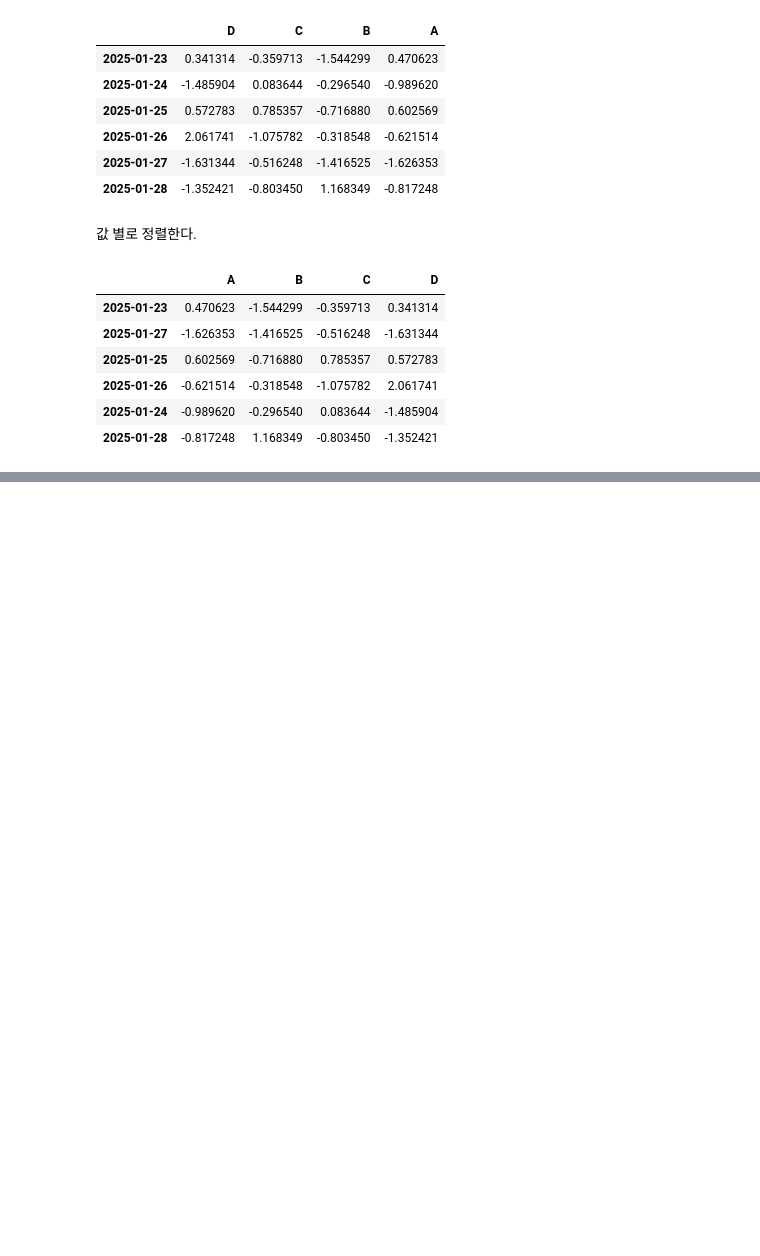
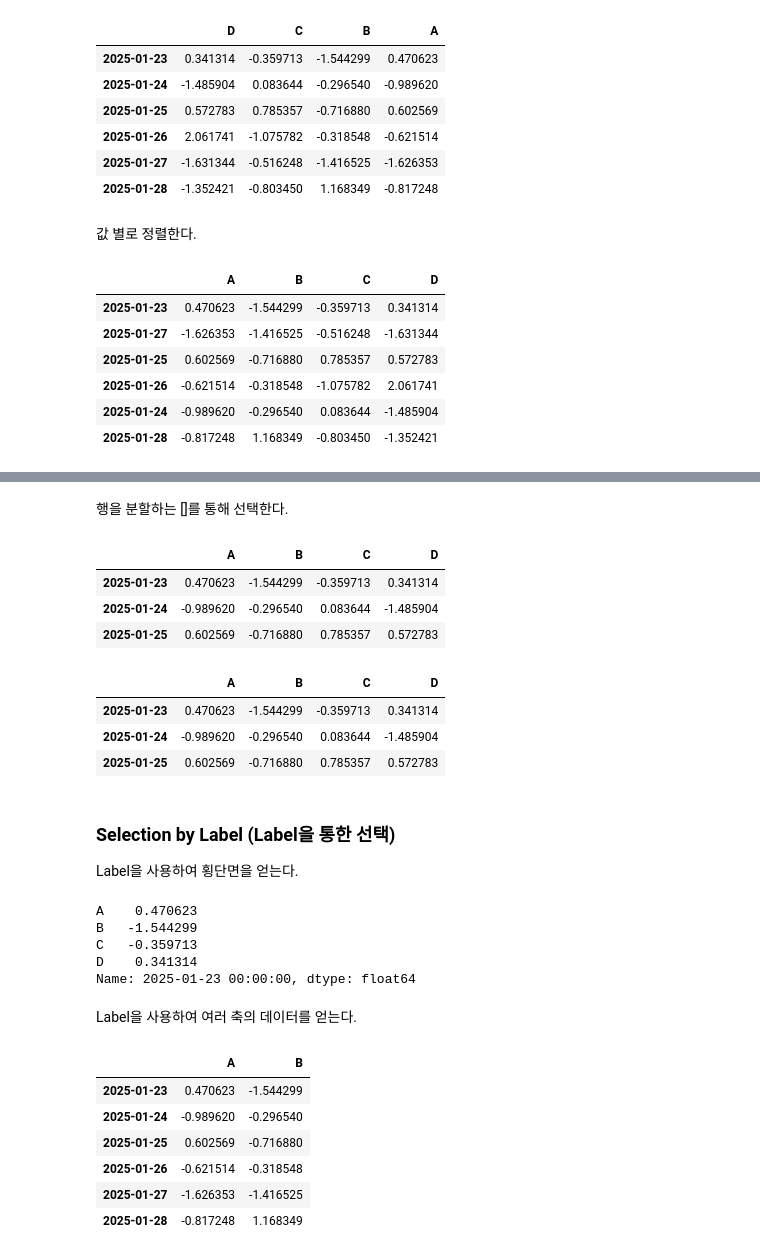
Before and after one commit to vhzkclq0705/jerreda, a Jupyter notebook: notebook/10minutes.ipynb, the cells around one changed output, grey strips where cells are left out. Drawn from its saved outputs; the diff is of its cells as text; code cells hidden in the pictures; blank space fills up the shorter version.

```diff
--- a/notebook/10minutes.ipynb
+++ b/notebook/10minutes.ipynb
@@ -208,0 +228,40 @@ df.sort_values(by='B')
+# %% [markdown]
+행을 분할하는 []를 통해 선택한다.
+# %%
+df[0:3]
+# %% [output]
+|  | A | B | C | D |
+| 2025-01-23 | 0.470623 | -1.544299 | -0.359713 | 0.341314 |
+| 2025-01-24 | -0.989620 | -0.296540 | 0.083644 | -1.485904 |
+| 2025-01-25 | 0.602569 | -0.716880 | 0.785357 | 0.572783 |
+# %%
+df['20250123':'20250125']
+# %% [output]
+|  | A | B | C | D |
+| 2025-01-23 | 0.470623 | -1.544299 | -0.359713 | 0.341314 |
+| 2025-01-24 | -0.989620 | -0.296540 | 0.083644 | -1.485904 |
+| 2025-01-25 | 0.602569 | -0.716880 | 0.785357 | 0.572783 |
+# %% [markdown]
+### Selection by Label (Label을 통한 선택)
+
+Label을 사용하여 횡단면을 얻는다.
+# %%
+df.loc[dates[0]]
+# %% [output]
+A    0.470623
+B   -1.544299
+C   -0.359713
+D    0.341314
+Name: 2025-01-23 00:00:00, dtype: float64
+# %% [markdown]
+Label을 사용하여 여러 축의 데이터를 얻는다.
+# %%
+df.loc[:, ['A', 'B']]
+# %% [output]
+|  | A | B |
+| 2025-01-23 | 0.470623 | -1.544299 |
+| 2025-01-24 | -0.989620 | -0.296540 |
+| 2025-01-25 | 0.602569 | -0.716880 |
+| 2025-01-26 | -0.621514 | -0.318548 |
+| 2025-01-27 | -1.626353 | -1.416525 |
+| 2025-01-28 | -0.817248 | 1.168349 |
```
Also changed, not shown: parts of 26 cells of this notebook.
